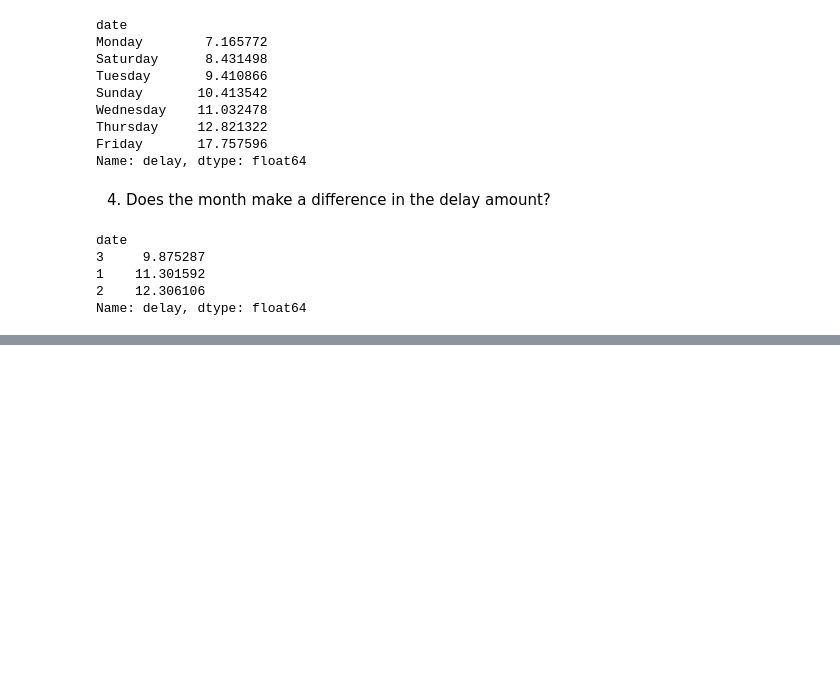
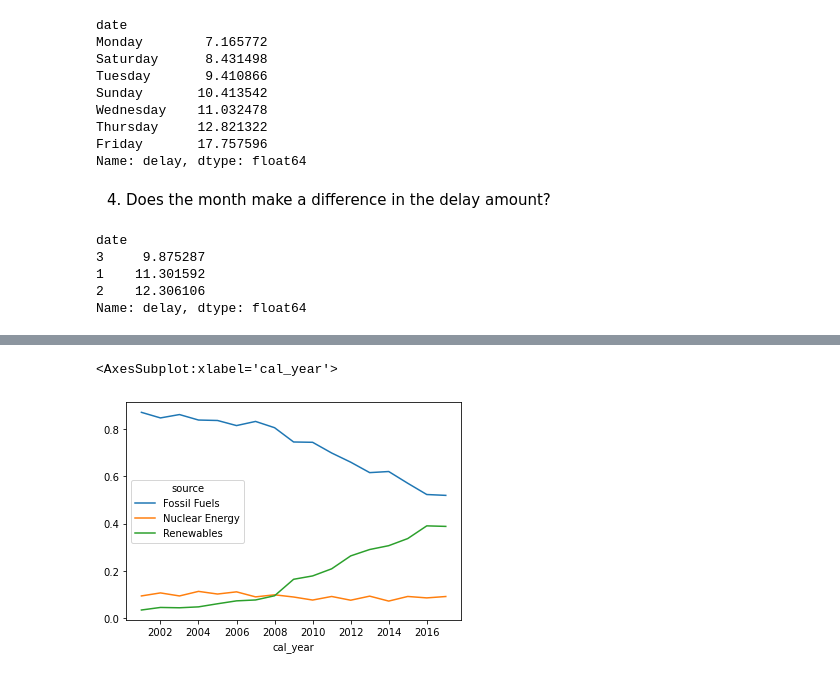
Before and after one commit to veronica-f-reyes/time-series-exercises, a Jupyter notebook: working_with_time_series_data_exercises.ipynb, the cells around one changed output, grey strips where cells are left out. Drawn from its saved outputs; the diff is of its cells as text; code cells hidden in the pictures; blank space fills up the shorter version.

```diff
--- a/working_with_time_series_data_exercises.ipynb
+++ b/working_with_time_series_data_exercises.ipynb
@@ -504,0 +598,5 @@ Name: delay, dtype: float64
+# %%
+
+# use pivot_table to have years as columns:
+
+df_pivot = df.pivot_table(index = ['source'], columns= 'cal_year', values = 'net_generation' )
@@ -504,0 +624,5 @@ Name: delay, dtype: float64
+# %%
+# lets normalize the dataframe (columnwise):
+
+cols = list(df_pivot.columns)
+df_pivot[cols] = df_pivot[cols] / df_pivot[cols].sum()
@@ -504,0 +638,6 @@ Name: delay, dtype: float64
+# %%
+# transpose the dataframe above and plot the data for three sources
+df_pivot.T.plot()
+# %% [output]
+<AxesSubplot:xlabel='cal_year'>
+[figure, added]
```
Also changed, not shown: parts of 17 cells of this notebook.
